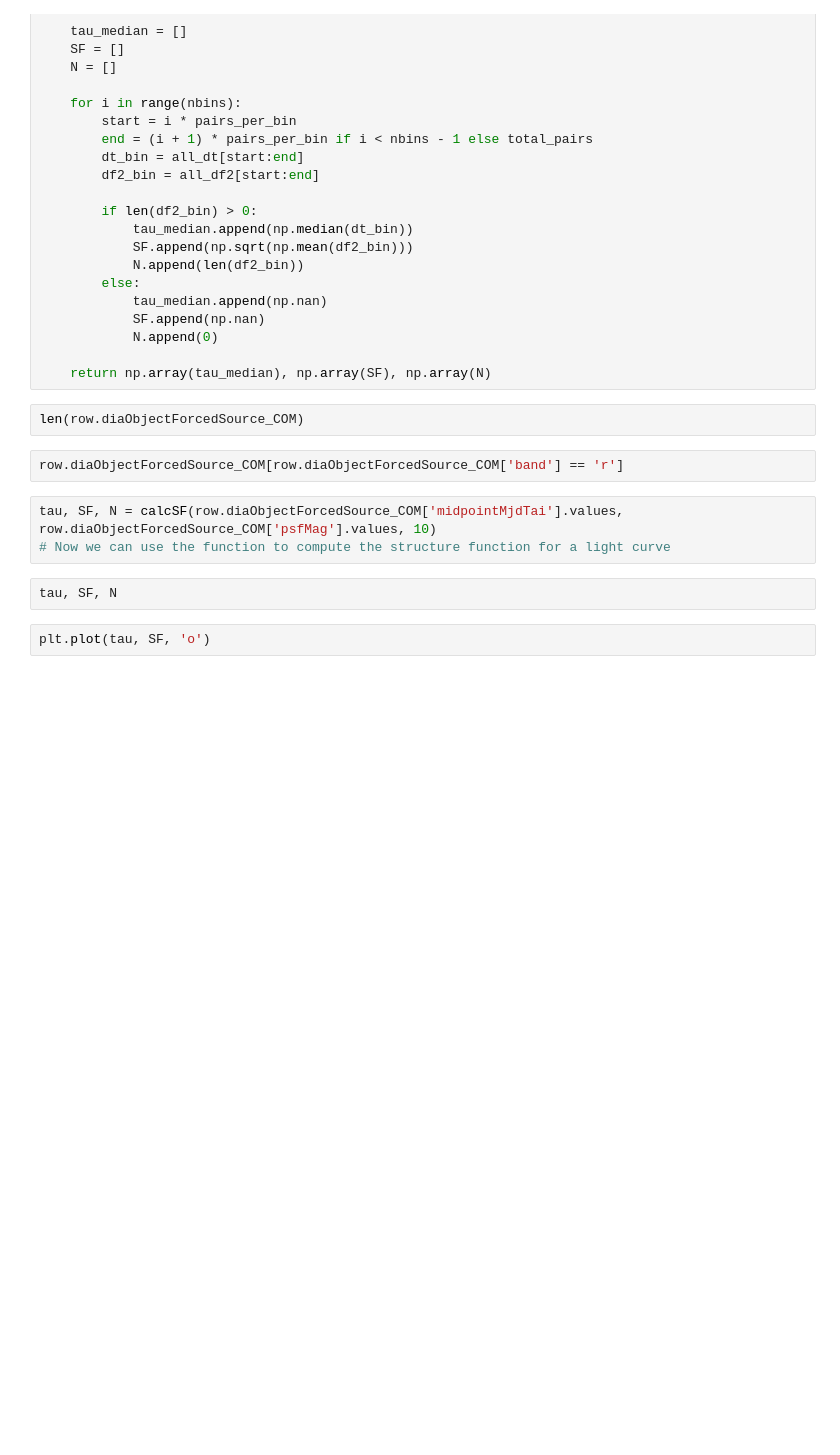
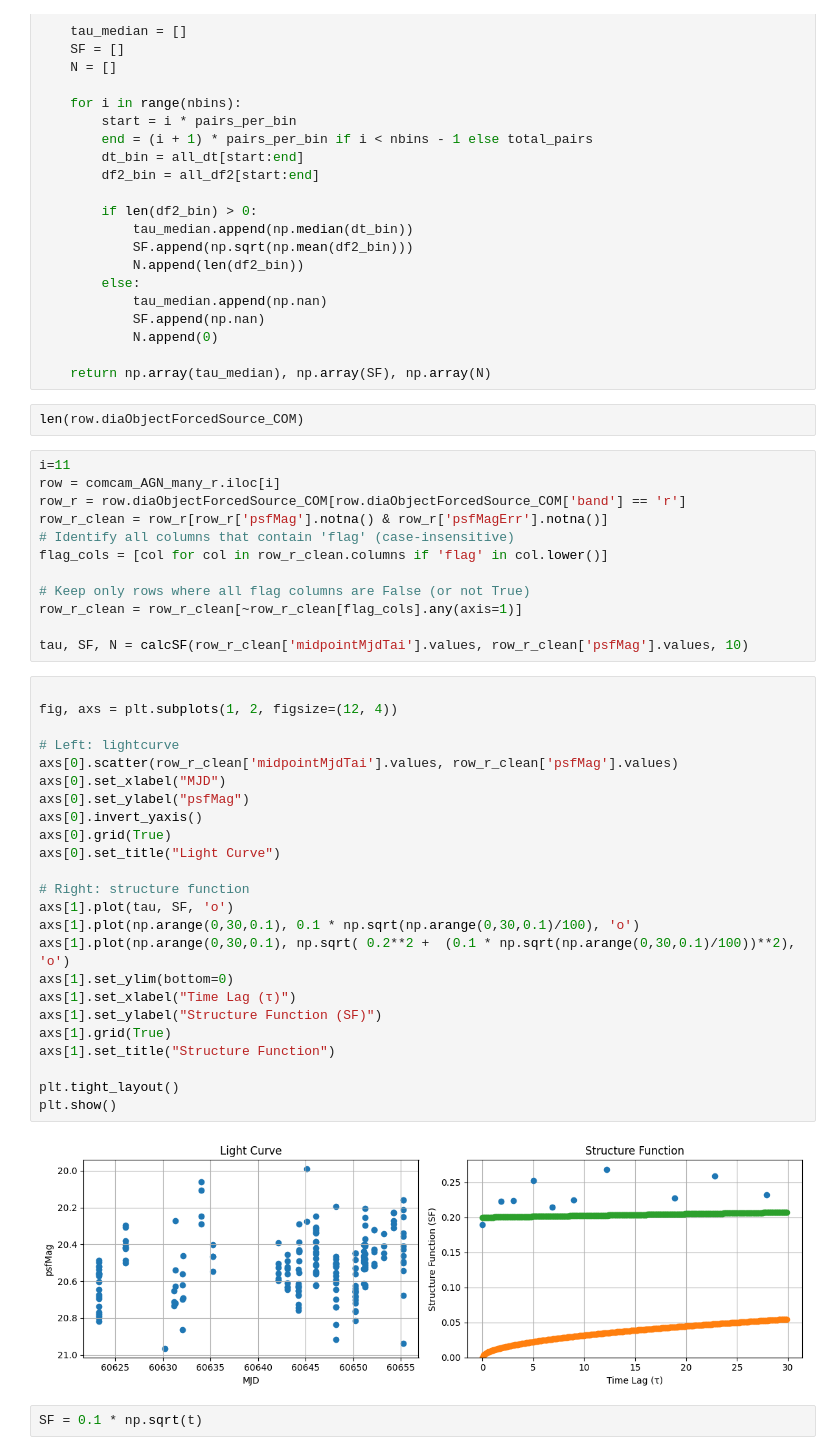
Before and after one commit to lsst-sitcom/linccf, a Jupyter notebook: internal/agn_variability/CocCamMiliquas_pandas.ipynb, the cells around one changed output. Drawn from its saved outputs; the diff is of its cells as text; blank space fills up the shorter version.

```diff
--- a/internal/agn_variability/CocCamMiliquas_pandas.ipynb
+++ b/internal/agn_variability/CocCamMiliquas_pandas.ipynb
@@ -188,11 +188,42 @@ def calcSF(tclip, fclip, nbins=10):
 # %%
 len(row.diaObjectForcedSource_COM)
 # %%
-row.diaObjectForcedSource_COM[row.diaObjectForcedSource_COM['band'] == 'r']
+i=11
+row = comcam_AGN_many_r.iloc[i]
+row_r = row.diaObjectForcedSource_COM[row.diaObjectForcedSource_COM['band'] == 'r']
+row_r_clean = row_r[row_r['psfMag'].notna() & row_r['psfMagErr'].notna()]
+# Identify all columns that contain 'flag' (case-insensitive)
+flag_cols = [col for col in row_r_clean.columns if 'flag' in col.lower()]
+
+# Keep only rows where all flag columns are False (or not True)
+row_r_clean = row_r_clean[~row_r_clean[flag_cols].any(axis=1)]
+
+tau, SF, N = calcSF(row_r_clean['midpointMjdTai'].values, row_r_clean['psfMag'].values, 10)
-# %%
-tau, SF, N = calcSF(row.diaObjectForcedSource_COM['midpointMjdTai'].values, row.diaObjectForcedSource_COM['psfMag'].values, 10)
-# Now we can use the function to compute the structure function for a light curve
-# %%
-tau, SF, N
-# %%
-plt.plot(tau, SF, 'o')
+# %%
+
+fig, axs = plt.subplots(1, 2, figsize=(12, 4))
+
+# Left: lightcurve
+axs[0].scatter(row_r_clean['midpointMjdTai'].values, row_r_clean['psfMag'].values)
+axs[0].set_xlabel("MJD")
+axs[0].set_ylabel("psfMag")
+axs[0].invert_yaxis()
+axs[0].grid(True)
+axs[0].set_title("Light Curve")
+
+# Right: structure function
+axs[1].plot(tau, SF, 'o')
+axs[1].plot(np.arange(0,30,0.1), 0.1 * np.sqrt(np.arange(0,30,0.1)/100), 'o')
+axs[1].plot(np.arange(0,30,0.1), np.sqrt( 0.2**2 +  (0.1 * np.sqrt(np.arange(0,30,0.1)/100))**2), 'o')
+axs[1].set_ylim(bottom=0)
+axs[1].set_xlabel("Time Lag (τ)")
+axs[1].set_ylabel("Structure Function (SF)")
+axs[1].grid(True)
+axs[1].set_title("Structure Function")
+
+plt.tight_layout()
+plt.show()
+# %% [output]
+[figure, added]
+# %%
+SF = 0.1 * np.sqrt(t)
```
Also changed, not shown: parts of 1 cell of this notebook, 1 other file.
